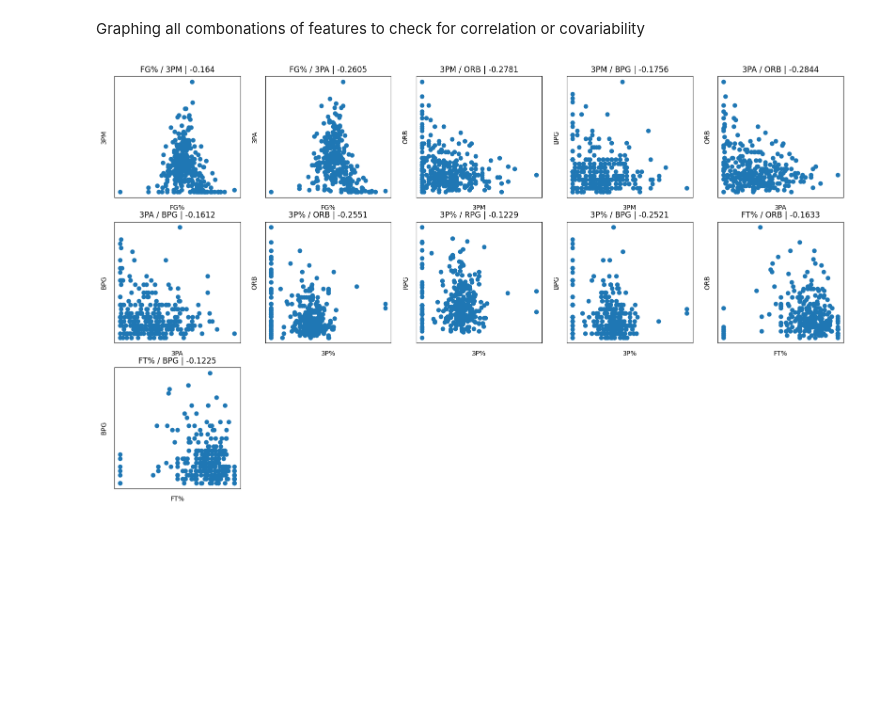
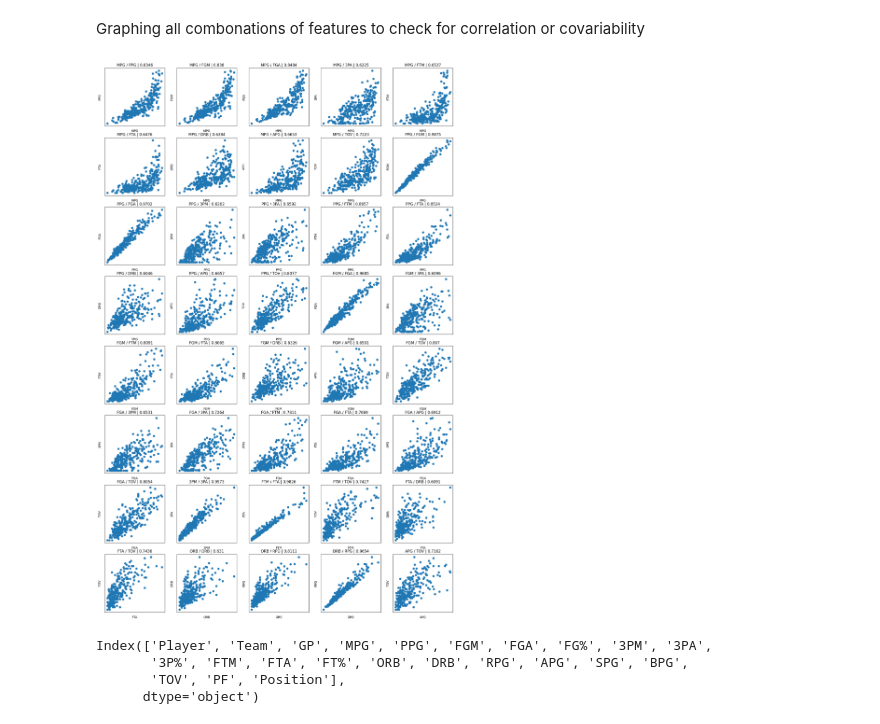
Before and after one commit to Jdka1/NBA-Position-Prediction-Model, a Jupyter notebook: getstats.ipynb, the cells around one changed output. Saved outputs shown, nothing was run; the diff lists cells and outputs as text; code cells hidden in the pictures; blank space fills up the shorter version.

Commit message:
trendline

```diff
--- a/getstats.ipynb
+++ b/getstats.ipynb
@@ -131,35 +131,35 @@ for x in range(len(all_features)):
 
 fig = plt.figure(figsize=(20,152))
 
 fig_rows = 38
 fig_cols = 5
 
 cur_subplot = 1
 
 for i in range(1,fig_rows*fig_cols+1):
     try:
         correlation_coefficient = np.round(np.corrcoef(df[combos[i][0]],df[combos[i][1]])[0][1], decimals=4)
     except Exception:
         break
     else:
-        if correlation_coefficient > -0.1:
+        if correlation_coefficient < 0.6:
             continue
 
         ax = fig.add_subplot(fig_rows,fig_cols,cur_subplot)
         cur_subplot += 1
         ax.scatter(df[combos[i][0]],df[combos[i][1]])
         ax.set_xticklabels([])
         ax.set_yticklabels([])
         ax.xaxis.set_ticks_position('none')
         ax.yaxis.set_ticks_position('none')
         plt.xlabel(combos[i][0])
         plt.ylabel(combos[i][1])
         correlation_coefficient = np.round(np.corrcoef(df[combos[i][0]],df[combos[i][1]])[0][1], decimals=4)
         ax.set_title(f"{combos[i][0]} / {combos[i][1]} | {correlation_coefficient}")
 
 plt.show()
 # %% [output]
-[figure, old version]
+[figure, new version]
 # %%
 # cluster on 2d and original dimesions
 # https://dash.plotly.com/layout
@@ -167,10 +168,13 @@ plt.show()
 from sklearn.decomposition import PCA
 import plotly.express as px
 
-fig = px.scatter(df, x='ORB', y='3P%',
-                 hover_name='Player')
+fig = px.scatter(df, x='FGA', y='FTA',
+                 hover_name='Player',
+                 trendline="lowess")
 fig.show()
 
+print(df.columns)
+# try to prove mickey mouse calls
 
 
 
@@ -186,3 +190,8 @@ fig.show()
 # plt.scatter(principalComponents[:,0],
 #             principalComponents[:,1])
 # plt.show()
+# %% [output]
+Index(['Player', 'Team', 'GP', 'MPG', 'PPG', 'FGM', 'FGA', 'FG%', '3PM', '3PA',
+       '3P%', 'FTM', 'FTA', 'FT%', 'ORB', 'DRB', 'RPG', 'APG', 'SPG', 'BPG',
+       'TOV', 'PF', 'Position'],
+      dtype='object')
```
Also changed, not shown: parts of 1 cell of this notebook.
